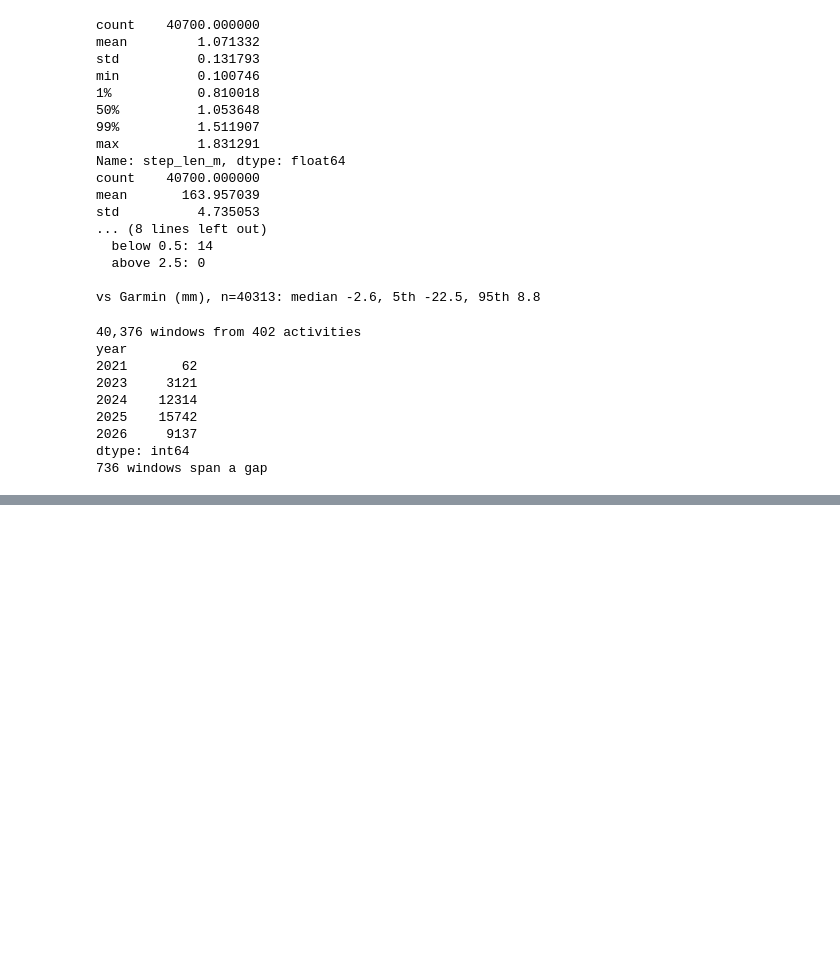
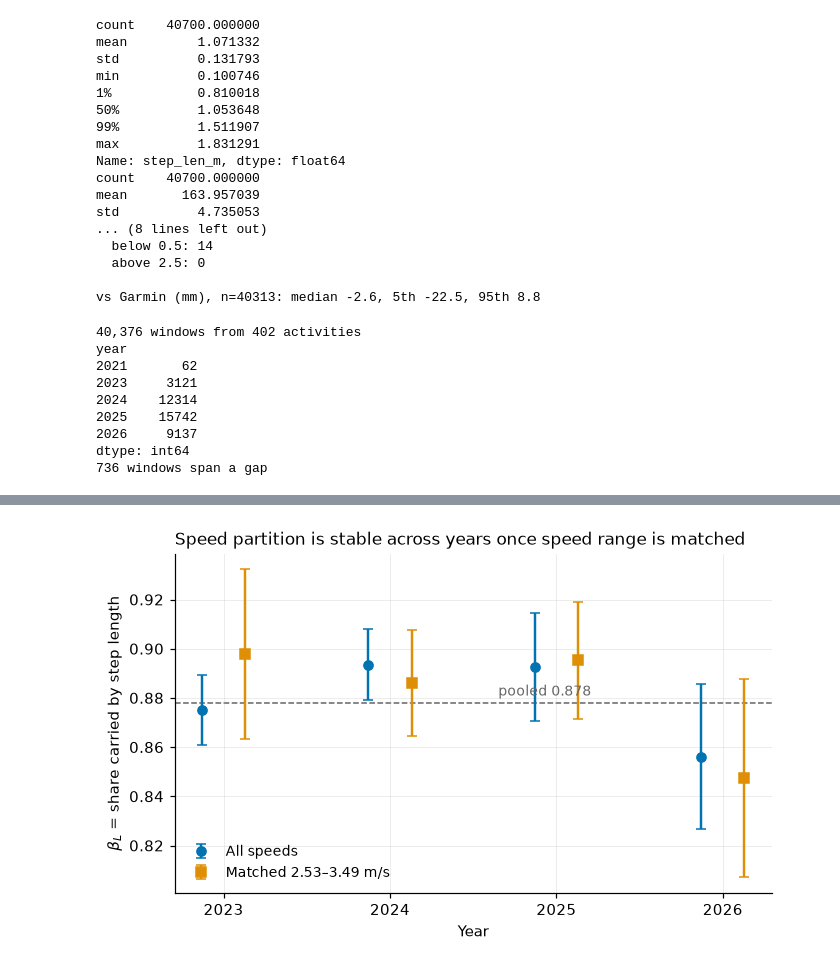
Before and after one commit to armannevzat/Gait-Analysis-Project, a Jupyter notebook: notebooks/03_clean_and_window.ipynb, the cells around one changed output, grey strips where cells are left out. Cells and saved outputs as stored; diff of their text form; code cells hidden in the pictures; blank space fills up the shorter version.

```diff
--- a/notebooks/03_clean_and_window.ipynb
+++ b/notebooks/03_clean_and_window.ipynb
@@ -232,0 +348,33 @@ dtype: int64
+# %%
+def per_year(df):
+    out = {}
+    for yr, d in df.groupby("year"):
+        m = smf.ols("log_L ~ log_v + grad_pct", data=d).fit(
+            cov_type="cluster", cov_kwds={"groups": d["activity_id"]})
+        out[yr] = (m.params["log_v"], 1.96 * m.bse["log_v"])
+    return out
+
+A, M = per_year(DY), per_year(matched)
+
+fig, ax = plt.subplots(figsize=(7.0, 4.0))
+yrs = sorted(A); x = np.arange(len(yrs)); off = 0.13
+
+for dat, dx, c, lab, mk in [
+        (A, -off, "#0173B2", "All speeds", "o"),
+        (M, +off, "#DE8F05", f"Matched {lo:.2f}\u2013{hi:.2f} m/s", "s")]:
+    ax.errorbar(x + dx, [dat[y][0] for y in yrs], yerr=[dat[y][1] for y in yrs],
+                fmt=mk, ms=6, capsize=3, lw=1.6, color=c, label=lab)
+
+pool = mL.params["log_v"]
+ax.axhline(pool, color="#666", ls="--", lw=1, zorder=0)
+ax.text(0.62, pool + .0015, f"pooled {pool:.3f}", fontsize=9, color="#666",
+        transform=ax.get_yaxis_transform(), ha="center", va="bottom")
+ax.set_xticks(x); ax.set_xticklabels(yrs)
+ax.set_ylabel(r"$\beta_L$ = share carried by step length")
+ax.set_xlabel("Year")
+ax.set_title("Speed partition is stable across years once speed range is matched",
+             loc="left", fontsize=11)
+ax.legend(frameon=False, fontsize=9, loc="lower left")
+fig.savefig("../figures/fig03_partition_by_year.png", bbox_inches="tight")
+# %% [output]
+[figure, added]
```
Also changed, not shown: parts of 6 cells of this notebook, 3 other files.
